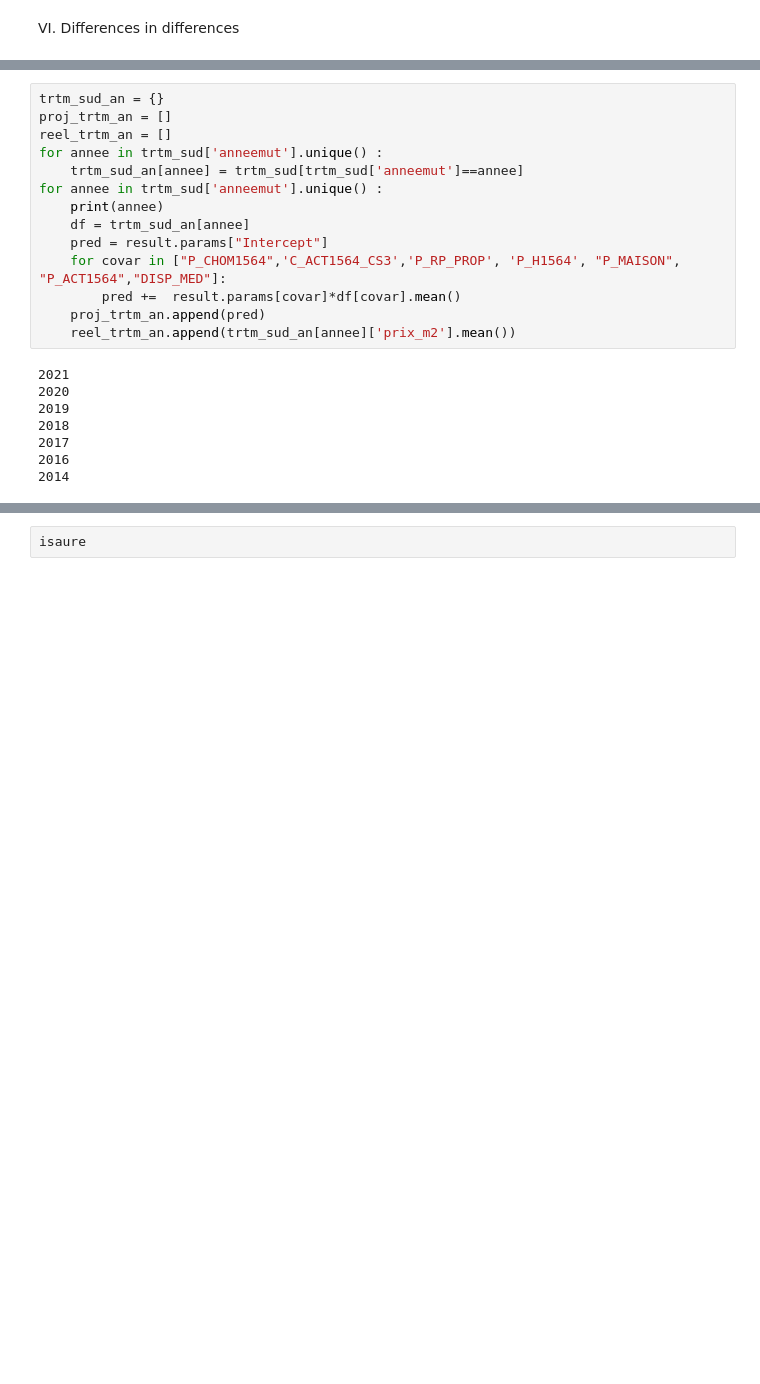
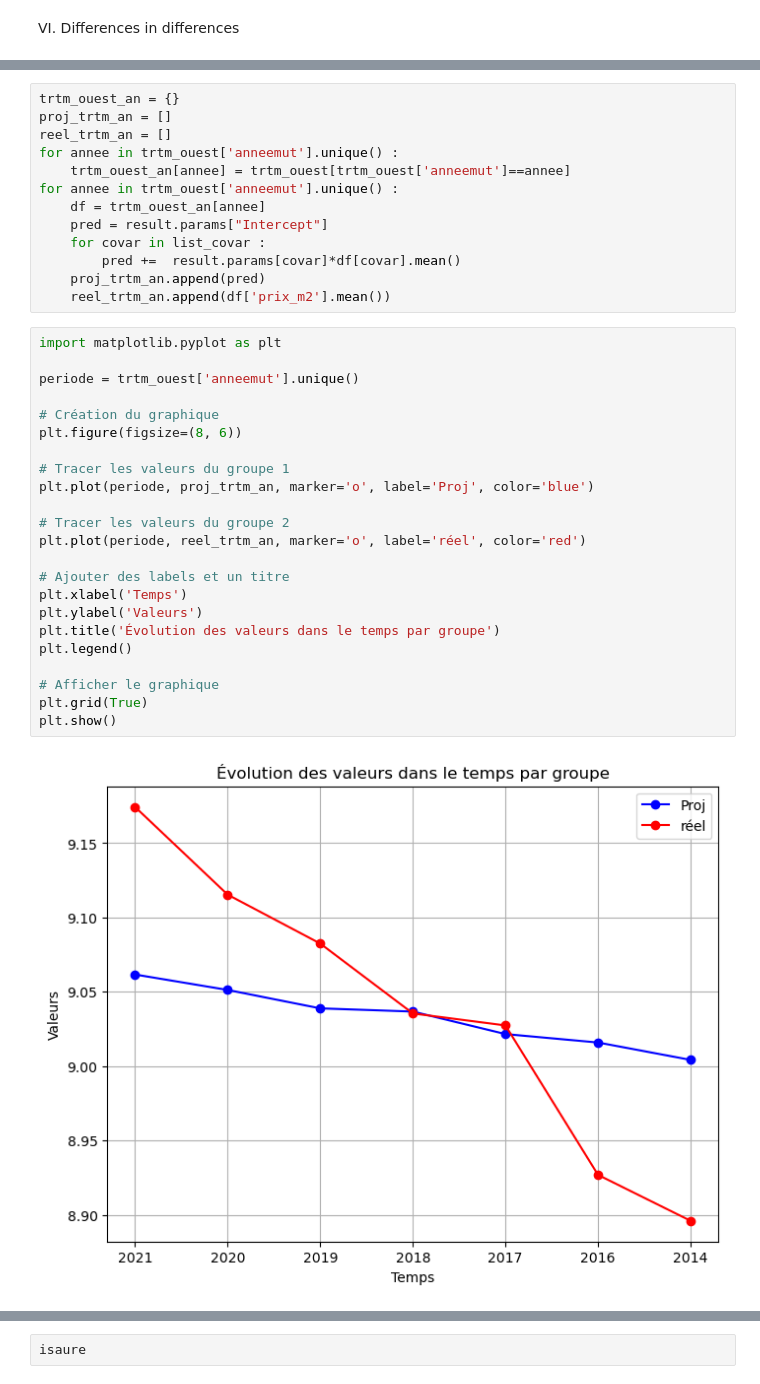
Before and after one commit to CaroLebrun/projet-python-2A, a Jupyter notebook: main.ipynb, the cells around one changed output, grey strips where cells are left out. Drawn from its saved outputs; the diff is of its cells as text; blank space fills up the shorter version.

```diff
--- a/main.ipynb
+++ b/main.ipynb
@@ -815,22 +833,38 @@ for annee in crtl_sud['anneemut'].unique() :
 # %%
-trtm_sud_an = {}
+trtm_ouest_an = {}
 proj_trtm_an = []
 reel_trtm_an = []
-for annee in trtm_sud['anneemut'].unique() :
-    trtm_sud_an[annee] = trtm_sud[trtm_sud['anneemut']==annee]
-for annee in trtm_sud['anneemut'].unique() :
-    print(annee)
-    df = trtm_sud_an[annee]
+for annee in trtm_ouest['anneemut'].unique() :
+    trtm_ouest_an[annee] = trtm_ouest[trtm_ouest['anneemut']==annee]
+for annee in trtm_ouest['anneemut'].unique() :
+    df = trtm_ouest_an[annee]
     pred = result.params["Intercept"]
-    for covar in ["P_CHOM1564",'C_ACT1564_CS3','P_RP_PROP', 'P_H1564', "P_MAISON", "P_ACT1564","DISP_MED"]:
+    for covar in list_covar :
         pred +=  result.params[covar]*df[covar].mean()
     proj_trtm_an.append(pred)
-    reel_trtm_an.append(trtm_sud_an[annee]['prix_m2'].mean())
+    reel_trtm_an.append(df['prix_m2'].mean())
-# %% [output]
-2021
-2020
-2019
-2018
-2017
-2016
-2014
+# %%
+import matplotlib.pyplot as plt
+
+periode = trtm_ouest['anneemut'].unique()
+
+# Création du graphique
+plt.figure(figsize=(8, 6))
+
+# Tracer les valeurs du groupe 1
+plt.plot(periode, proj_trtm_an, marker='o', label='Proj', color='blue')
+
+# Tracer les valeurs du groupe 2
+plt.plot(periode, reel_trtm_an, marker='o', label='réel', color='red')
+
+# Ajouter des labels et un titre
+plt.xlabel('Temps')
+plt.ylabel('Valeurs')
+plt.title('Évolution des valeurs dans le temps par groupe')
+plt.legend()
+
+# Afficher le graphique
+plt.grid(True)
+plt.show()
+# %% [output]
+[figure, added]
```
Also changed, not shown: parts of 30 cells of this notebook.
